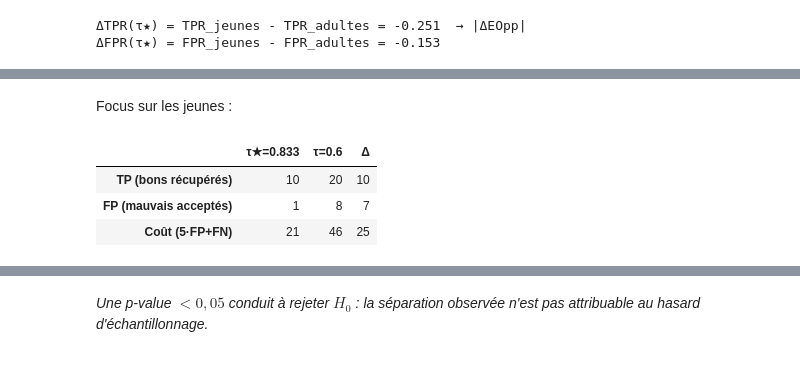
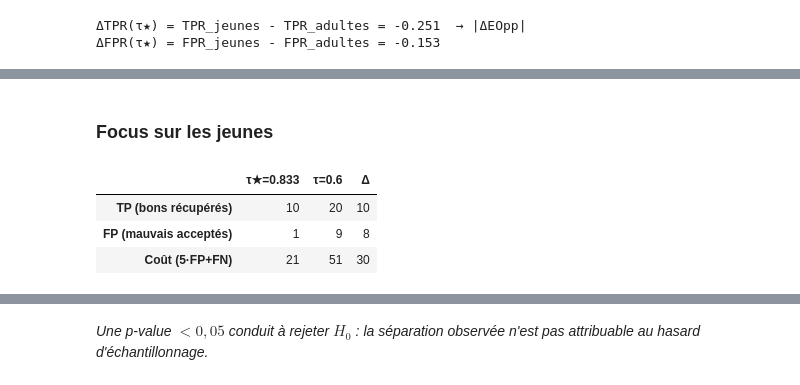
Before and after one commit to saraelmoun/fairness-tradeoffs-german-credit, a Jupyter notebook: notebooks/GermanSamedi.ipynb, the cells around one changed output, grey strips where cells are left out. Saved outputs shown, nothing was run; the diff lists cells and outputs as text; code cells hidden in the pictures.

```diff
--- a/notebooks/GermanSamedi.ipynb
+++ b/notebooks/GermanSamedi.ipynb
@@ -1460,20 +1675,20 @@ L’amélioration de l’Equal Opportunity devient alors économiquement ineffic
 # %% [markdown]
-Focus sur les jeunes :
+<h3>Focus sur les jeunes</h3>
 # %%
 ry1 = confusion_at(5/6, mask_young)
-ry2 = confusion_at(0.6, mask_young)
+ry2 = confusion_at(0.5, mask_young)
 
 effet = pd.DataFrame({
     "τ★=0.833": [ry1["TP"], ry1["FP"], ry1["coût"]],
     "τ=0.6":    [ry2["TP"], ry2["FP"], ry2["coût"]],
     "Δ":        [ry2["TP"]-ry1["TP"], ry2["FP"]-ry1["FP"], ry2["coût"]-ry1["coût"]],
 }, index=["TP (bons récupérés)", "FP (mauvais acceptés)", "Coût (5·FP+FN)"])
 
 ratio = (ry2["TP"]-ry1["TP"]) / max(1, ry2["FP"]-ry1["FP"])
 
 display(effet)
 # %% [output]
 |  | τ★=0.833 | τ=0.6 | Δ |
 | TP (bons récupérés) | 10 | 20 | 10 |
-| FP (mauvais acceptés) | 1 | 8 | 7 |
-| Coût (5·FP+FN) | 21 | 46 | 25 |
+| FP (mauvais acceptés) | 1 | 9 | 8 |
+| Coût (5·FP+FN) | 21 | 51 | 30 |
```
Also changed, not shown: parts of 119 cells of this notebook, 2 other files.
